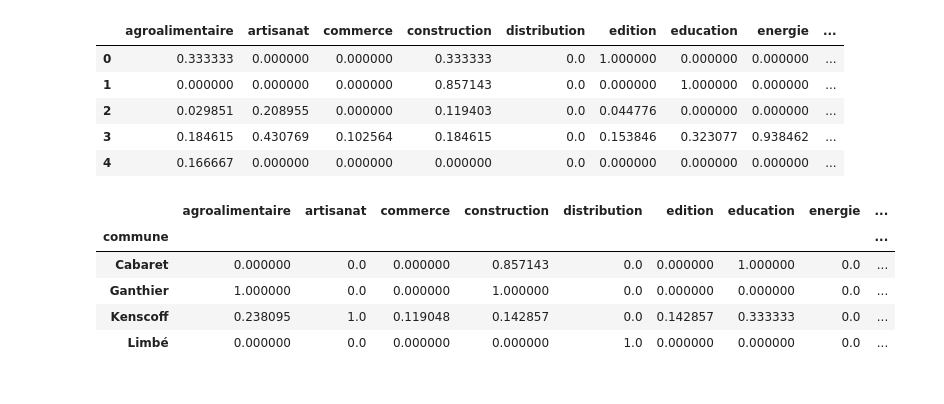
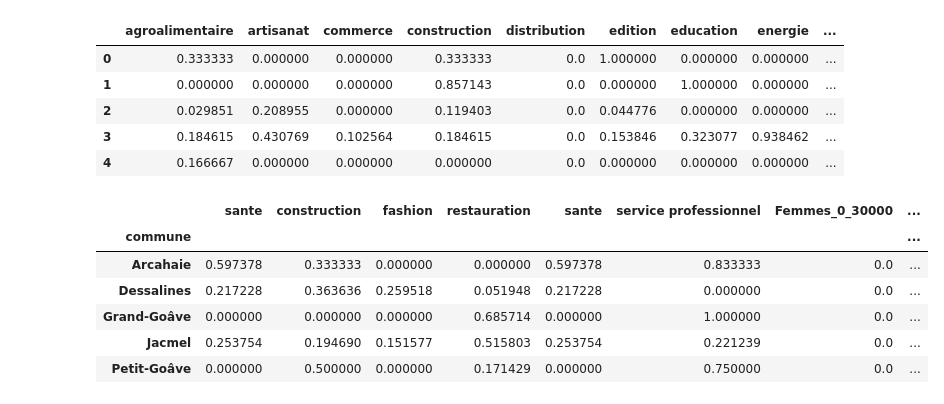
Before and after one commit to Ldave01/Best_Place_For_Business, a Jupyter notebook: eda.ipynb, the cells around one changed output. Drawn from its saved outputs; the diff is of its cells as text; code cells hidden in the pictures.

```diff
--- a/eda.ipynb
+++ b/eda.ipynb
@@ -600,12 +595,17 @@ X.head()
 | 4 | 0.166667 | 0.000000 | 0.000000 | 0.000000 | 0.0 | 0.000000 | 0.000000 | 0.000000 | ... |
 # %%
 X.index= group.index
-# %%
-X[X['labels']==0]
-# %% [output]
-|  | agroalimentaire | artisanat | commerce | construction | distribution | edition | education | energie | ... |
-| commune |  |  |  |  |  |  |  |  | ... |
-| Cabaret | 0.000000 | 0.0 | 0.000000 | 0.857143 | 0.0 | 0.000000 | 1.000000 | 0.0 | ... |
-| Ganthier | 1.000000 | 0.0 | 0.000000 | 1.000000 | 0.0 | 0.000000 | 0.000000 | 0.0 | ... |
-| Kenscoff | 0.238095 | 1.0 | 0.119048 | 0.142857 | 0.0 | 0.142857 | 0.333333 | 0.0 | ... |
-| Limbé | 0.000000 | 0.0 | 0.000000 | 0.000000 | 1.0 | 0.000000 | 0.000000 | 0.0 | ... |
+# %%
+cluster_1=X[X['labels']==0]
+cluster_1[['sante','construction','fashion','restauration','sante','service professionnel',
+           'Femmes_0_30000','Femmes_30000_65000','Femmes_65000_100000','Femmes_100000_250000',
+           'Femmes_250000_550000','Hommes_0_30000','Hommes_30000_65000','Hommes_65000_100000',
+           'Hommes_100000_250000','Hommes_250000_500000','Income_0_1000000','Income_1000000_10000000','Income_10000000_30000000']]
+# %% [output]
+|  | sante | construction | fashion | restauration | sante | service professionnel | Femmes_0_30000 | ... |
+| commune |  |  |  |  |  |  |  | ... |
+| Arcahaie | 0.597378 | 0.333333 | 0.000000 | 0.000000 | 0.597378 | 0.833333 | 0.0 | ... |
+| Dessalines | 0.217228 | 0.363636 | 0.259518 | 0.051948 | 0.217228 | 0.000000 | 0.0 | ... |
+| Grand-Goâve | 0.000000 | 0.000000 | 0.000000 | 0.685714 | 0.000000 | 1.000000 | 0.0 | ... |
+| Jacmel | 0.253754 | 0.194690 | 0.151577 | 0.515803 | 0.253754 | 0.221239 | 0.0 | ... |
+| Petit-Goâve | 0.000000 | 0.500000 | 0.000000 | 0.171429 | 0.000000 | 0.750000 | 0.0 | ... |
```
Also changed, not shown: parts of 12 cells of this notebook, 1 other file.
